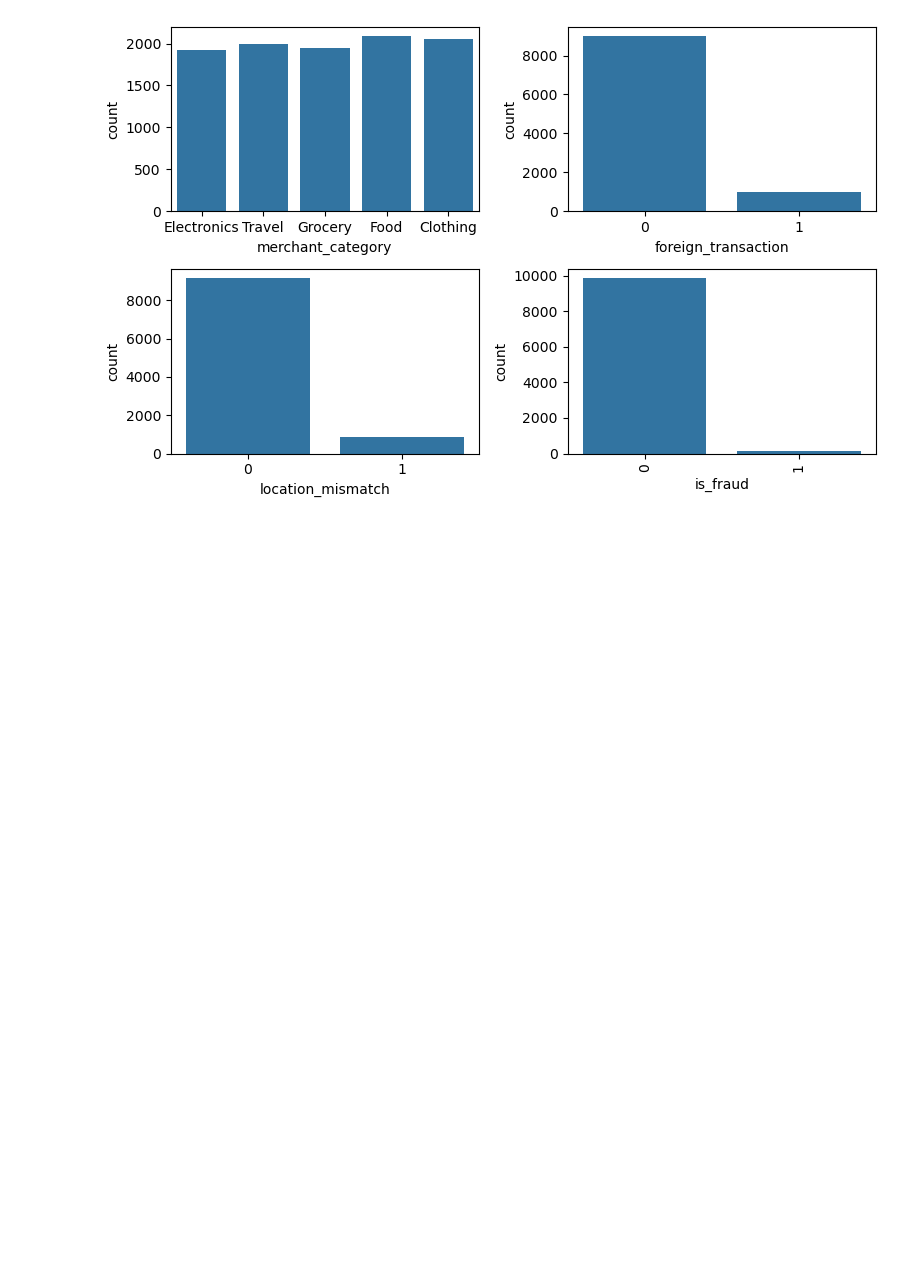
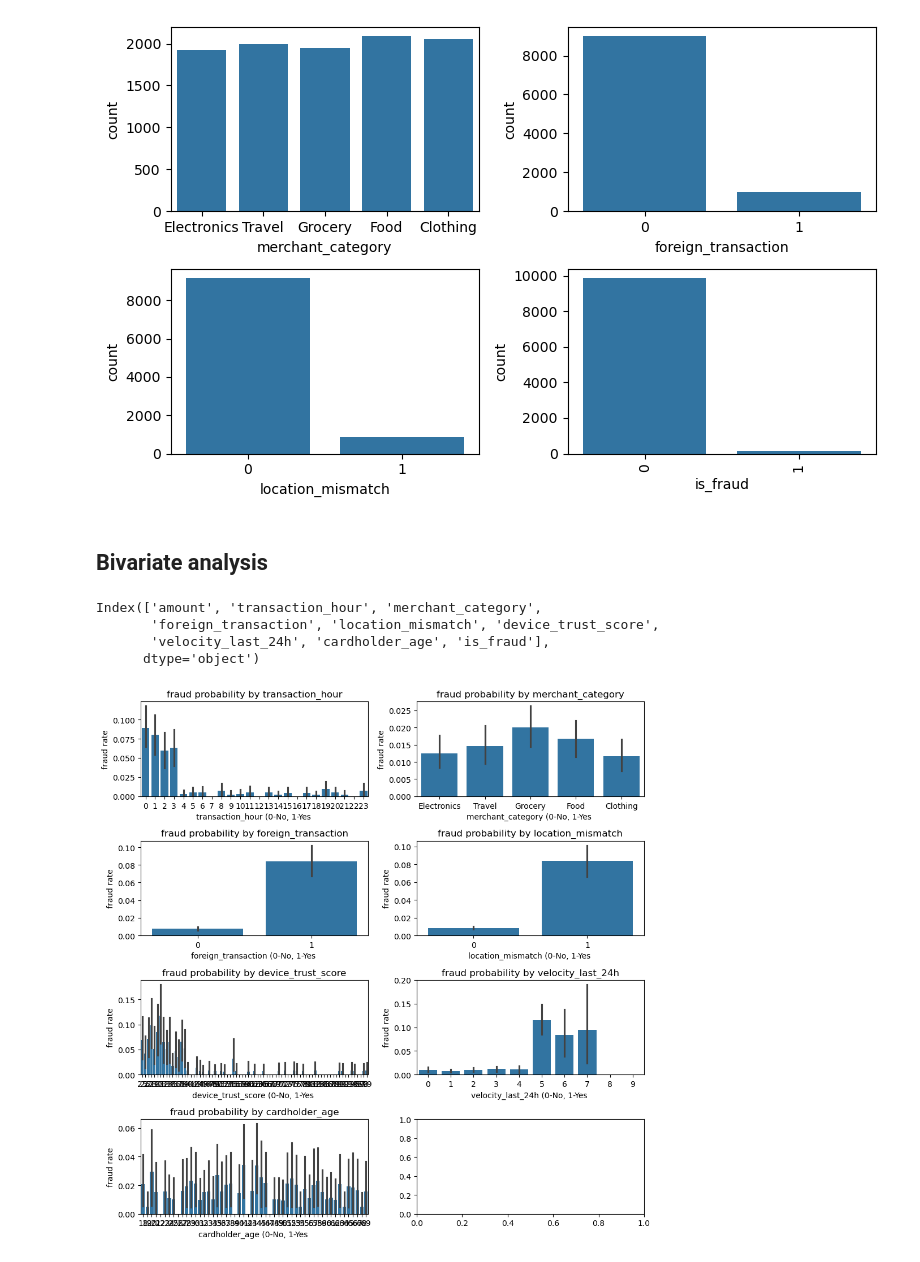
Before and after one commit to kevinyegon1/Fraud-Detection, a Jupyter notebook: Exploratory Data Analysis.ipynb, the cells around one changed output. Drawn from its saved outputs; the diff is of its cells as text; code cells hidden in the pictures; blank space fills up the shorter version.

```diff
--- a/Exploratory Data Analysis.ipynb
+++ b/Exploratory Data Analysis.ipynb
@@ -98,3 +98,32 @@ plt.xticks(rotation='vertical')
 plt.show()
 # %% [output]
 [figure]
+# %% [markdown]
+## Bivariate analysis
+# %%
+#which features lead to high chances of fraud transaction
+df.columns
+# %% [output]
+Index(['amount', 'transaction_hour', 'merchant_category',
+       'foreign_transaction', 'location_mismatch', 'device_trust_score',
+       'velocity_last_24h', 'cardholder_age', 'is_fraud'],
+      dtype='object')
+# %%
+feat = ['transaction_hour', 'merchant_category',
+       'foreign_transaction', 'location_mismatch', 'device_trust_score',
+       'velocity_last_24h', 'cardholder_age']
+
+fig, ax=plt.subplots(4,2, figsize=(10,10))
+ax=ax.flatten()
+
+for i, col in enumerate(feat):
+     sns.barplot(x=df[col], y=df['is_fraud'], data=df, ax=ax[i],)
+
+     ax[i].set_title(f"fraud probability by {col}")
+     ax[i].set_ylabel('fraud rate')
+     ax[i].set_xlabel(f"{col} (0-No, 1-Yes ")
+
+plt.tight_layout()
+plt.show()
+# %% [output]
+[figure, added]
```
Also changed, not shown: parts of 2 cells of this notebook.
